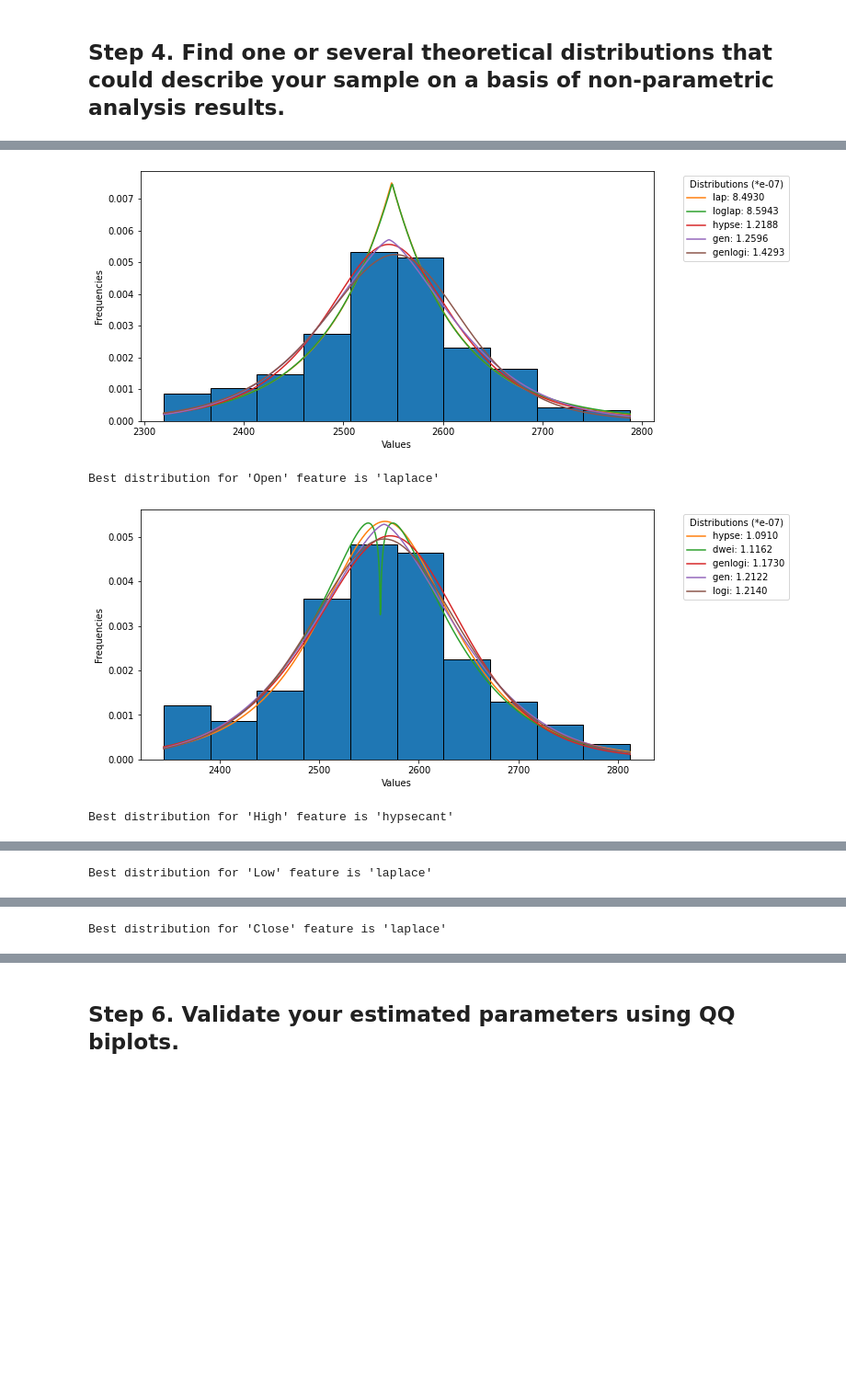
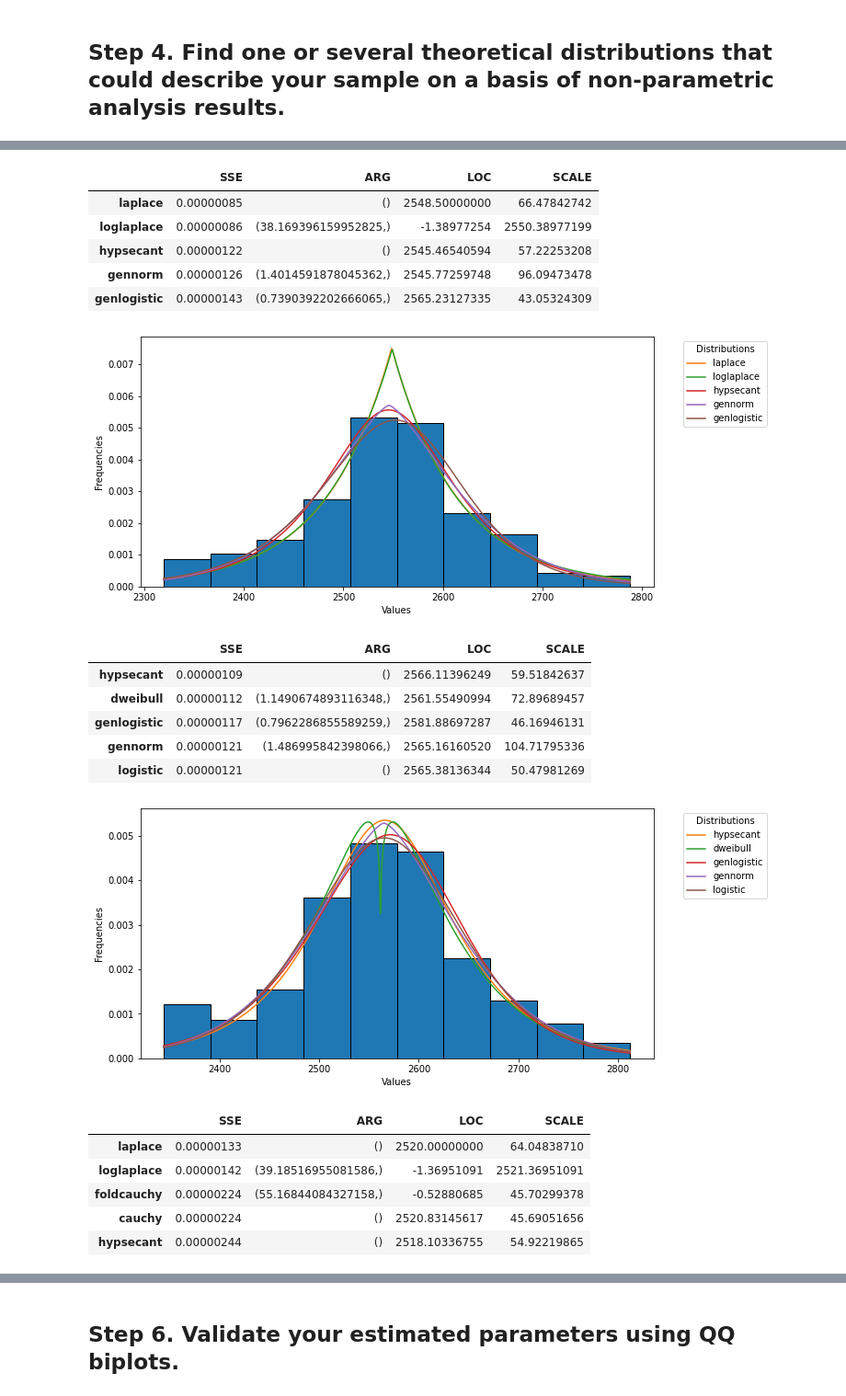
Before and after one commit to semaputnik/multivariate-data-analysis-labs, a Jupyter notebook: Lab_1/code.ipynb, the cells around one changed output, grey strips where cells are left out. Shown: that part at 92% size. Drawn from its saved outputs; the diff is of its cells as text; code cells hidden in the pictures; blank space fills up the shorter version.

```diff
--- a/Lab_1/code.ipynb
+++ b/Lab_1/code.ipynb
@@ -5,6 +5,7 @@ from numpy.random import normal
 import seaborn as sb
 import scipy as sc
 import scipy.stats as st
+from scipy.optimize import curve_fit
 from tqdm import tqdm
 import time
 import statsmodels.api as sm
@@ -13,6 +14,8 @@ import matplotlib.pyplot as plt
 import math
 import random
 import warnings
+
+pd.set_option("display.precision", 8)
 # %% [markdown]
 https://www.kaggle.com/atulanandjha/national-stock-exchange-time-series?select=tcs_stock.csv
 # %%
@@ -47,5 +77,6 @@ raw_df.head()
 # %%
-df = raw_df[['Open', 'High', 'Low', 'Close']]
+features = ['Open', 'High', 'Low', 'Close']
+df = raw_df[features]
 df.head()
 # %% [output]
 |  | Open | High | Low | Close |
@@ -134,7 +164,7 @@ plt.show()
 def danoes_formula(data):
     """
     DANOE'S FORMULA
-    https://en.wikipedia.org/wiki/Histogram#Doane's_formula
+
     """
     N = len(data)
     skewness = st.skew(data)
@@ -161,7 +191,7 @@ def fit_data(data):
 
     MY_DISTRIBUTIONS = [st.invgauss]
 
-    ## Calculae Histogram
+    # Calculae Histogram
     num_bins = danoes_formula(data)
     frequencies, bin_edges = np.histogram(data, num_bins, density=True)
     central_values = [(bin_edges[i] + bin_edges[i+1])/2 for i in range(len(bin_edges)-1)]
@@ -183,14 +213,16 @@ def fit_data(data):
         sse = np.sum(np.power(frequencies - pdf_values, 2.0))
 
         ## Build results and sort by sse
-        results[distribution] = [sse, arg, loc, scale]
+        results[distribution.name] = [float(sse), arg, loc, scale]
 
-    results = {k: results[k] for k in sorted(results, key=results.get)}
-    return results
+    res = pd.DataFrame.from_dict(results, orient='index',columns=['SSE', 'ARG', 'LOC', 'SCALE'])
+    return res
 # %%
 def plot_histogram(data, results, n):
     ## n first distribution of the ranking
-    N_DISTRIBUTIONS = {k: results[k] for k in list(results)[:n]}
+    N_DISTRIBUTIONS = results.sort_values(by=['SSE'])[:5]
+
+    display(N_DISTRIBUTIONS)
 
     ## Histogram of data
     plt.figure(figsize=(10, 5))
@@ -198,27 +230,40 @@ def plot_histogram(data, results, n):
     plt.xlabel('Values')
     plt.ylabel('Frequencies')
 
-    ## Plot n distributions
-    for distribution, result in N_DISTRIBUTIONS.items():
-        sse, arg, loc, scale = result
+    for distribution, values in N_DISTRIBUTIONS.iterrows():
         x_plot = np.linspace(min(data), max(data), 1000)
-        y_plot = distribution.pdf(x_plot, loc=loc, scale=scale, *arg)
-        plt.plot(x_plot, y_plot, label=str(distribution)[32:-34] + ": " + str(sse)[0:6])
+        y_plot = getattr(st.distributions, distribution).pdf(x_plot, loc=values['LOC'], scale=values['SCALE'], *values['ARG'])
+        plt.plot(x_plot, y_plot, label=distribution)
 
-    plt.legend(title='Distributions (*e-07)', bbox_to_anchor=(1.05, 1), loc='upper left')
+    plt.legend(title='Distributions', bbox_to_anchor=(1.05, 1), loc='upper left')
     plt.show()
 # %%
 for feature_name in df.keys():
     data = df[feature_name]
     with warnings.catch_warnings():
         warnings.filterwarnings('ignore')
-        results = fit_data(data)
-        plot_histogram(data, results, 5)
-        first_value = next(iter(results.keys()))
-        print("Best distribution for '{}' feature is '{}'".format(feature_name, first_value.name))
+        res = fit_data(data)
+        plot_histogram(data, res, 5)
+        first_value = next(iter(res.keys()))
         time.sleep(1)
 # %% [output]
+|  | SSE | ARG | LOC | SCALE |
+| laplace | 0.00000085 | () | 2548.50000000 | 66.47842742 |
+| loglaplace | 0.00000086 | (38.169396159952825,) | -1.38977254 | 2550.38977199 |
+| hypsecant | 0.00000122 | () | 2545.46540594 | 57.22253208 |
+| gennorm | 0.00000126 | (1.4014591878045362,) | 2545.77259748 | 96.09473478 |
+| genlogistic | 0.00000143 | (0.7390392202666065,) | 2565.23127335 | 43.05324309 |
-[figure, old version]
+[figure, new version]
-Best distribution for 'Open' feature is 'laplace'
+|  | SSE | ARG | LOC | SCALE |
+| hypsecant | 0.00000109 | () | 2566.11396249 | 59.51842637 |
+| dweibull | 0.00000112 | (1.1490674893116348,) | 2561.55490994 | 72.89689457 |
+| genlogistic | 0.00000117 | (0.7962286855589259,) | 2581.88697287 | 46.16946131 |
+| gennorm | 0.00000121 | (1.486995842398066,) | 2565.16160520 | 104.71795336 |
+| logistic | 0.00000121 | () | 2565.38136344 | 50.47981269 |
-[figure, old version]
+[figure, new version]
-Best distribution for 'High' feature is 'hypsecant'
+|  | SSE | ARG | LOC | SCALE |
+| laplace | 0.00000133 | () | 2520.00000000 | 64.04838710 |
+| loglaplace | 0.00000142 | (39.18516955081586,) | -1.36951091 | 2521.36951091 |
+| foldcauchy | 0.00000224 | (55.16844084327158,) | -0.52880685 | 45.70299378 |
+| cauchy | 0.00000224 | () | 2520.83145617 | 45.69051656 |
+| hypsecant | 0.00000244 | () | 2518.10336755 | 54.92219865 |
@@ -226 +270,0 @@ Best distribution for 'High' feature is 'hypsecant'
-Best distribution for 'Low' feature is 'laplace'
@@ -228 +277,0 @@ Best distribution for 'Low' feature is 'laplace'
-Best distribution for 'Close' feature is 'laplace'
```
Also changed, not shown: parts of 17 cells of this notebook.
